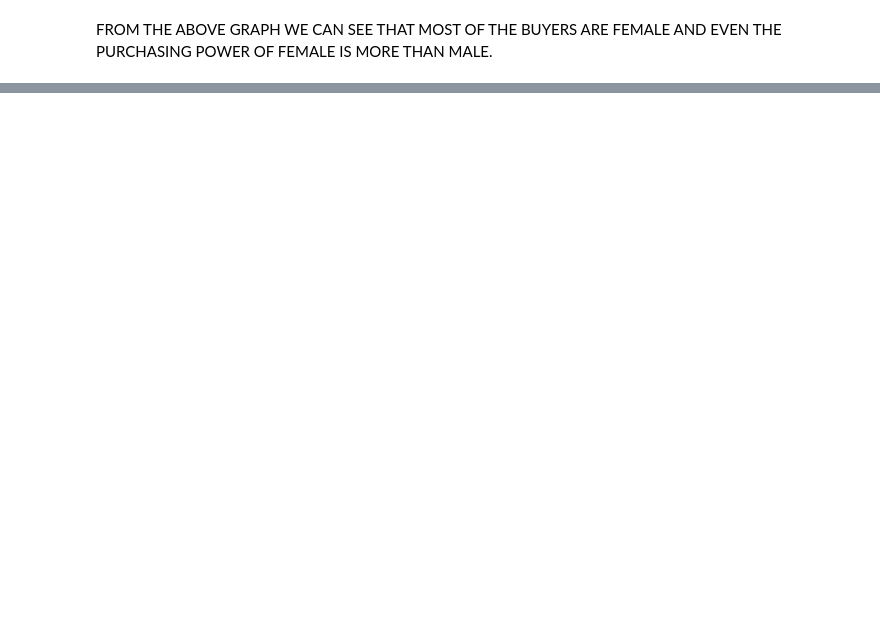
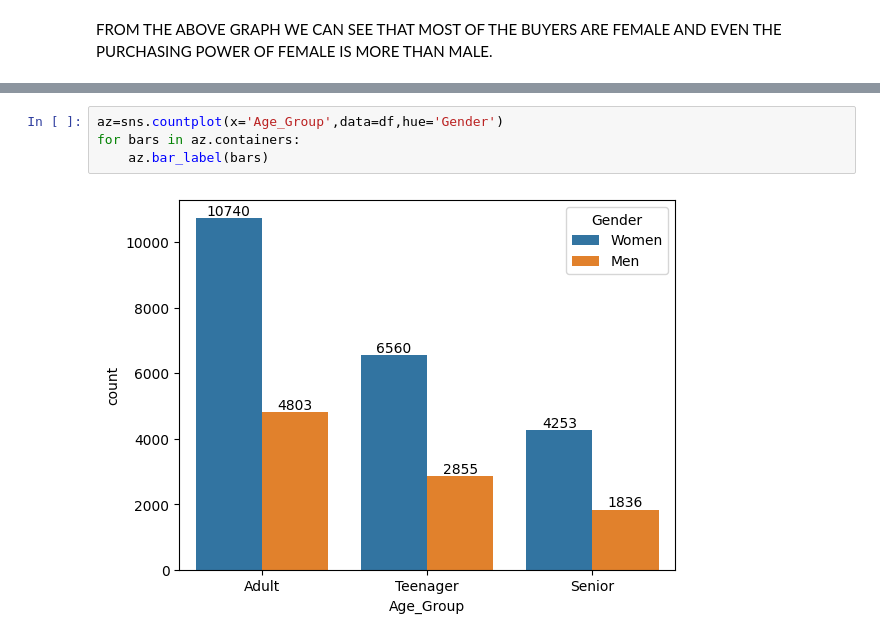
Before and after one commit to tanveermarne20/StoreAnalysis, a Jupyter notebook: StoreAnalysis.ipynb, the cells around one changed output, grey strips where cells are left out. Drawn from its saved outputs; the diff is of its cells as text; blank space fills up the shorter version.

```diff
--- a/StoreAnalysis.ipynb
+++ b/StoreAnalysis.ipynb
@@ -146,0 +146,6 @@ FROM THE ABOVE GRAPH WE CAN SEE THAT MOST OF THE BUYERS ARE FEMALE AND EVEN THE
+# %%
+az=sns.countplot(x='Age_Group',data=df,hue='Gender')
+for bars in az.containers:
+    az.bar_label(bars)
+# %% [output]
+[figure, added]
```
Also changed, not shown: parts of 5 cells of this notebook, 1 other file.
